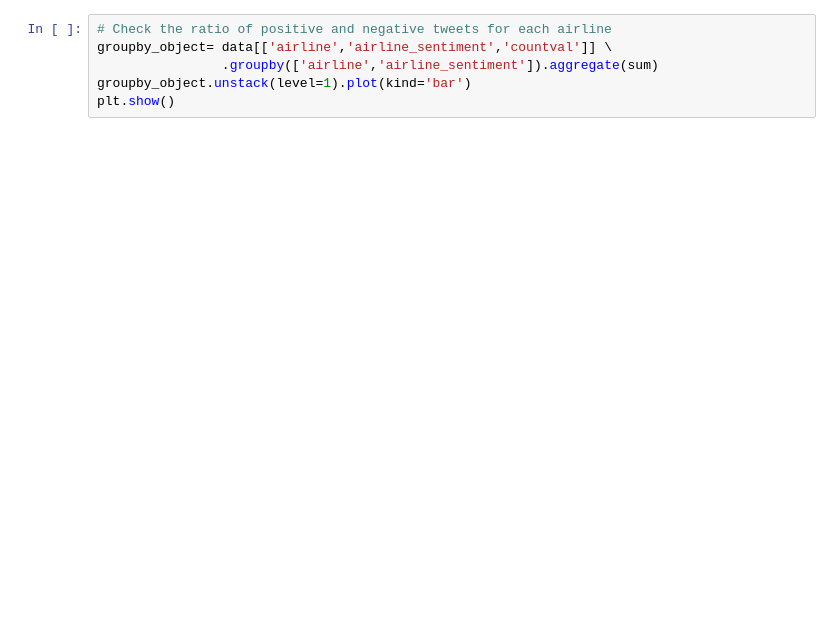
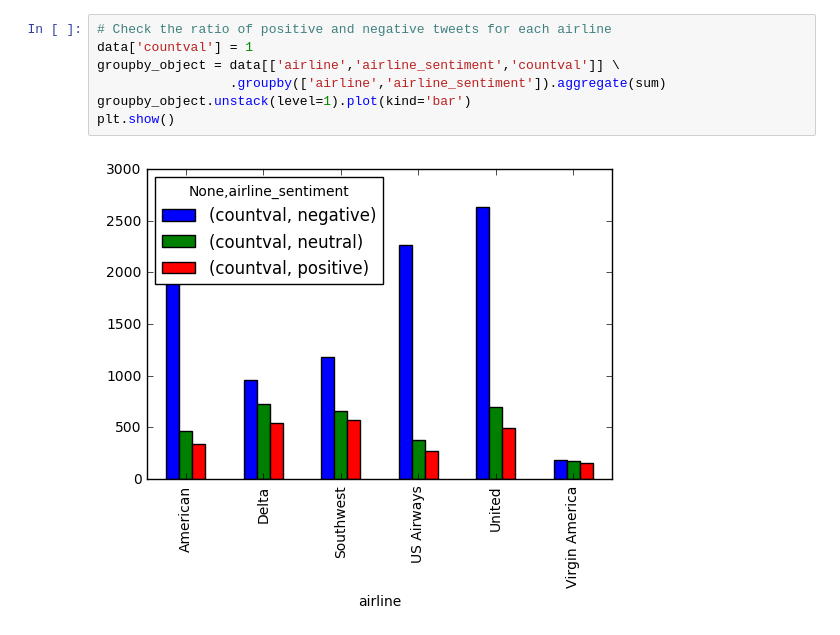
Before and after one commit to pineapple-devs/how-was-your-flight, a Jupyter notebook: notebook.ipynb, the cells around one changed output. Drawn from its saved outputs; the diff is of its cells as text; blank space fills up the shorter version.

```diff
--- a/notebook.ipynb
+++ b/notebook.ipynb
@@ -19,8 +26,11 @@ data.head()
 # %%
 # Check the ratio of positive and negative tweets for each airline
-groupby_object= data[['airline','airline_sentiment','countval']] \
-                .groupby(['airline','airline_sentiment']).aggregate(sum)
+data['countval'] = 1
+groupby_object = data[['airline','airline_sentiment','countval']] \
+                 .groupby(['airline','airline_sentiment']).aggregate(sum)
 groupby_object.unstack(level=1).plot(kind='bar')
 plt.show()
+# %% [output]
+[figure, added]
 # %%
 from nltk.corpus import stopwords
```
Also changed, not shown: parts of 2 cells of this notebook.
